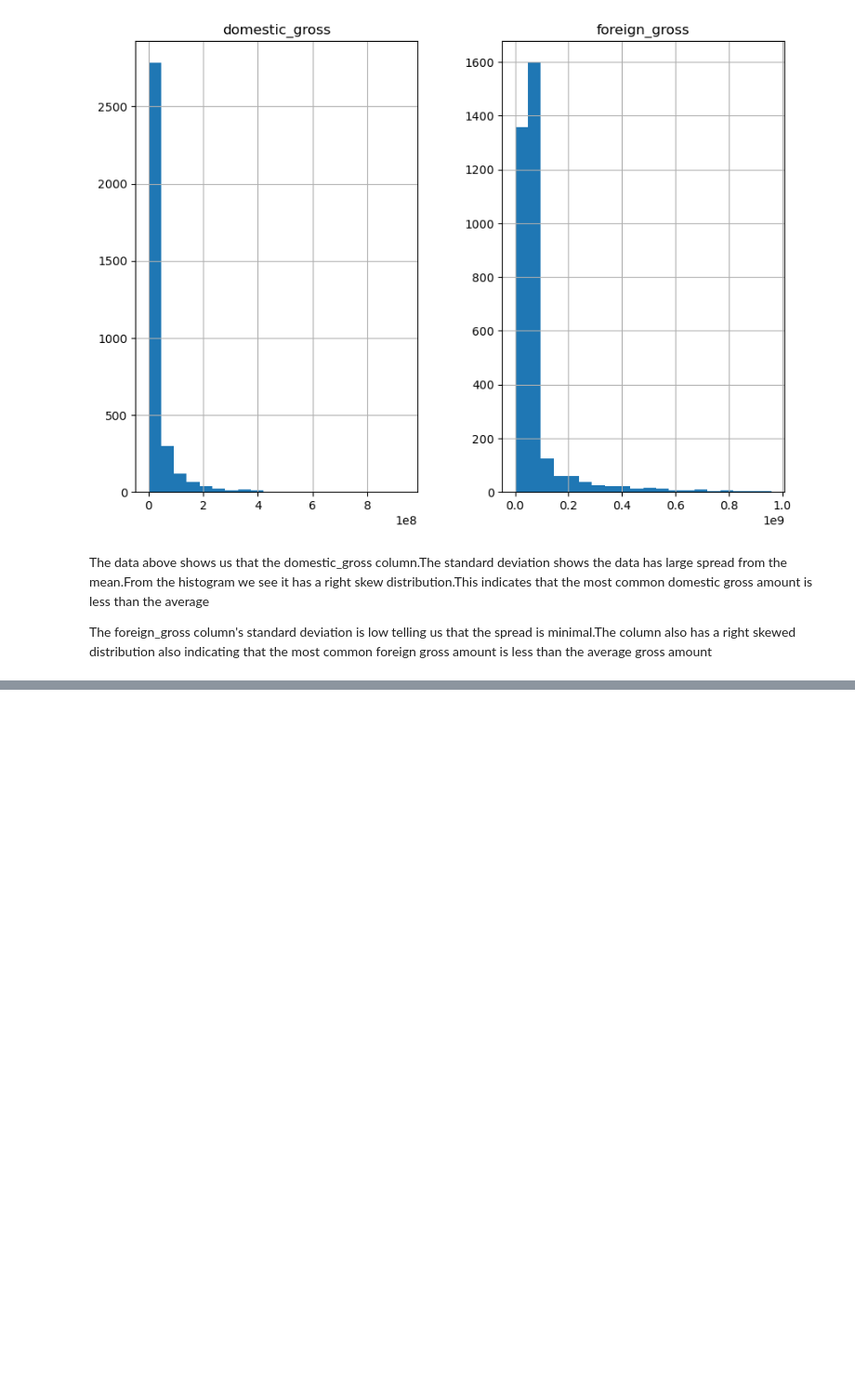
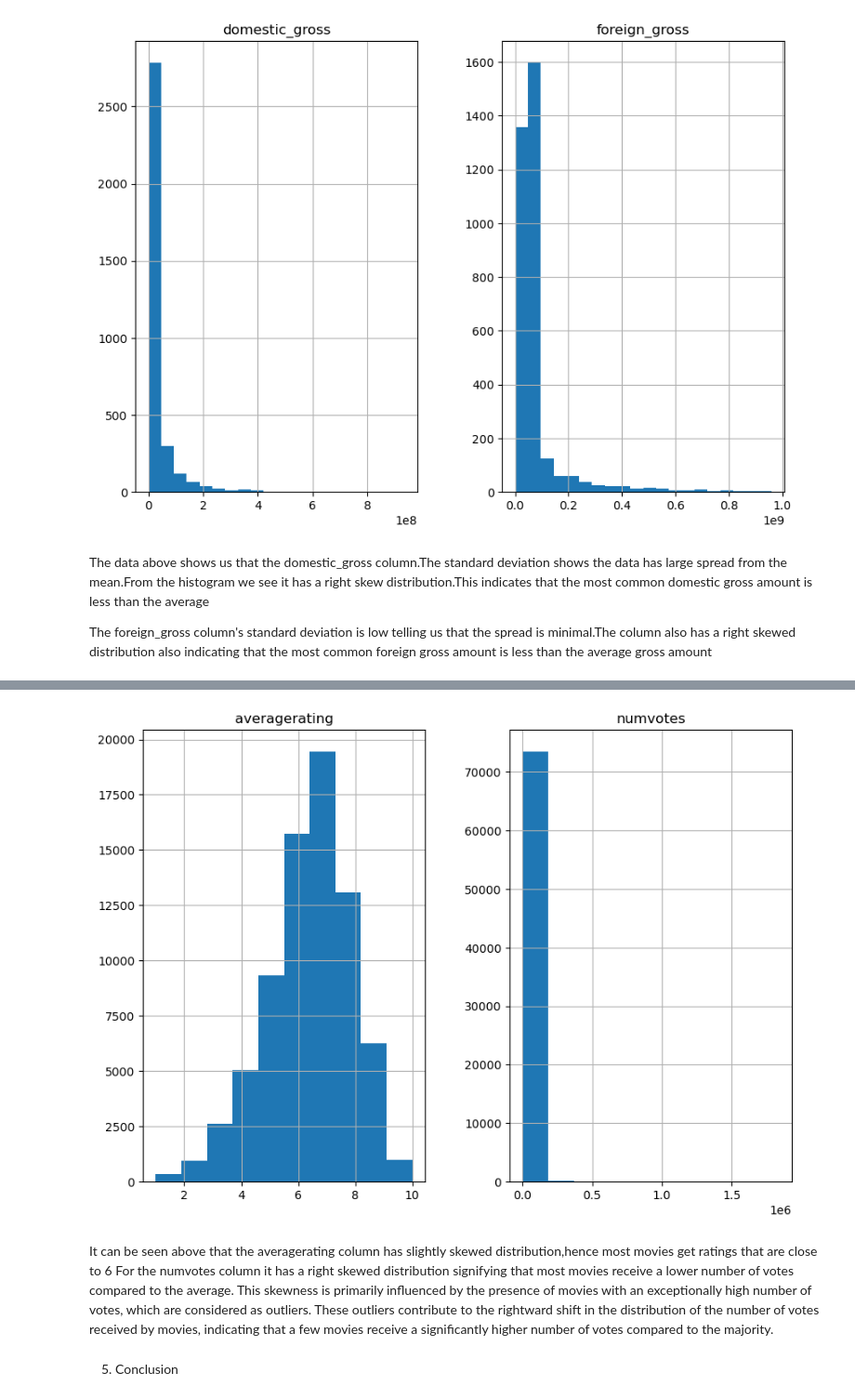
Before and after one commit to Jacintachepkemoi/Jacinta_Phase1, a Jupyter notebook: student.ipynb, the cells around one changed output, grey strips where cells are left out. Shown at 93% size. Saved outputs shown, nothing was run; the diff lists cells and outputs as text; code cells hidden in the pictures; blank space fills up the shorter version.

```diff
--- a/student.ipynb
+++ b/student.ipynb
@@ -501,0 +528,10 @@ The foreign_gross column's standard deviation is low telling us that the spread
+# %%
+ratings.hist(figsize= (10,7), column= ['averagerating','numvotes'], bins=10)
+plt.savefig('ratings_hist.png')
+# %% [output]
+[figure, added]
+# %% [markdown]
+It can be seen above that the averagerating column has slightly skewed distribution,hence most movies get ratings that are close to 6
+For the numvotes column it has a right skewed distribution signifying that most movies receive a lower number of votes compared to the average. This skewness is primarily influenced by the presence of movies with an exceptionally high number of votes, which are considered as outliers. These outliers contribute to the rightward shift in the distribution of the number of votes received by movies, indicating that a few movies receive a significantly higher number of votes compared to the majority.
+# %% [markdown]
+5. Conclusion
```
Also changed, not shown: parts of 7 cells of this notebook.
